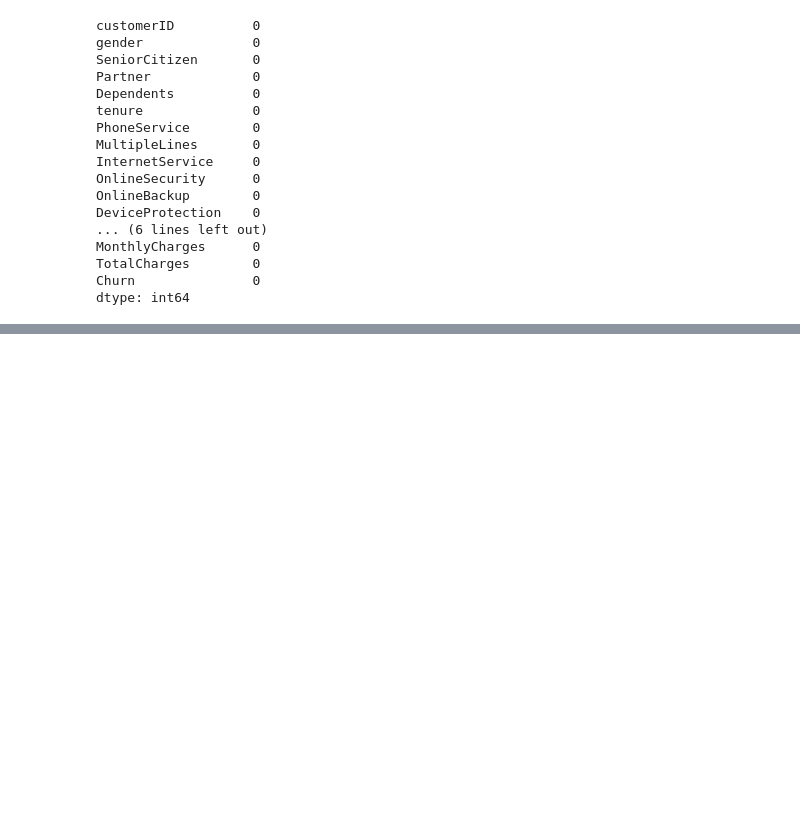
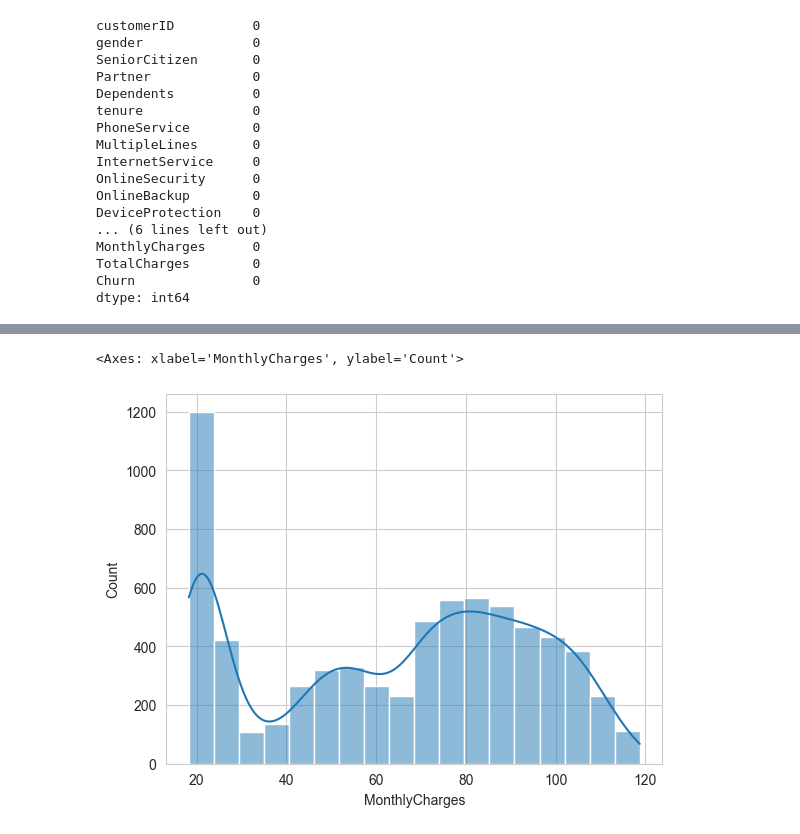
Before and after one commit to shrutikapatil9/customer-churn-prediction-telco, a Jupyter notebook: notebooks/01_eda.ipynb, the cells around one changed output, grey strips where cells are left out. Cells and saved outputs as stored; diff of their text form; code cells hidden in the pictures; blank space fills up the shorter version.

```diff
--- a/notebooks/01_eda.ipynb
+++ b/notebooks/01_eda.ipynb
@@ -78,0 +104,5 @@ plt.show()
+# %%
+sns.histplot(df["MonthlyCharges"], kde=True)
+# %% [output]
+<Axes: xlabel='MonthlyCharges', ylabel='Count'>
+[figure, added]
```
Also changed, not shown: parts of 21 cells of this notebook, 6 other files.
